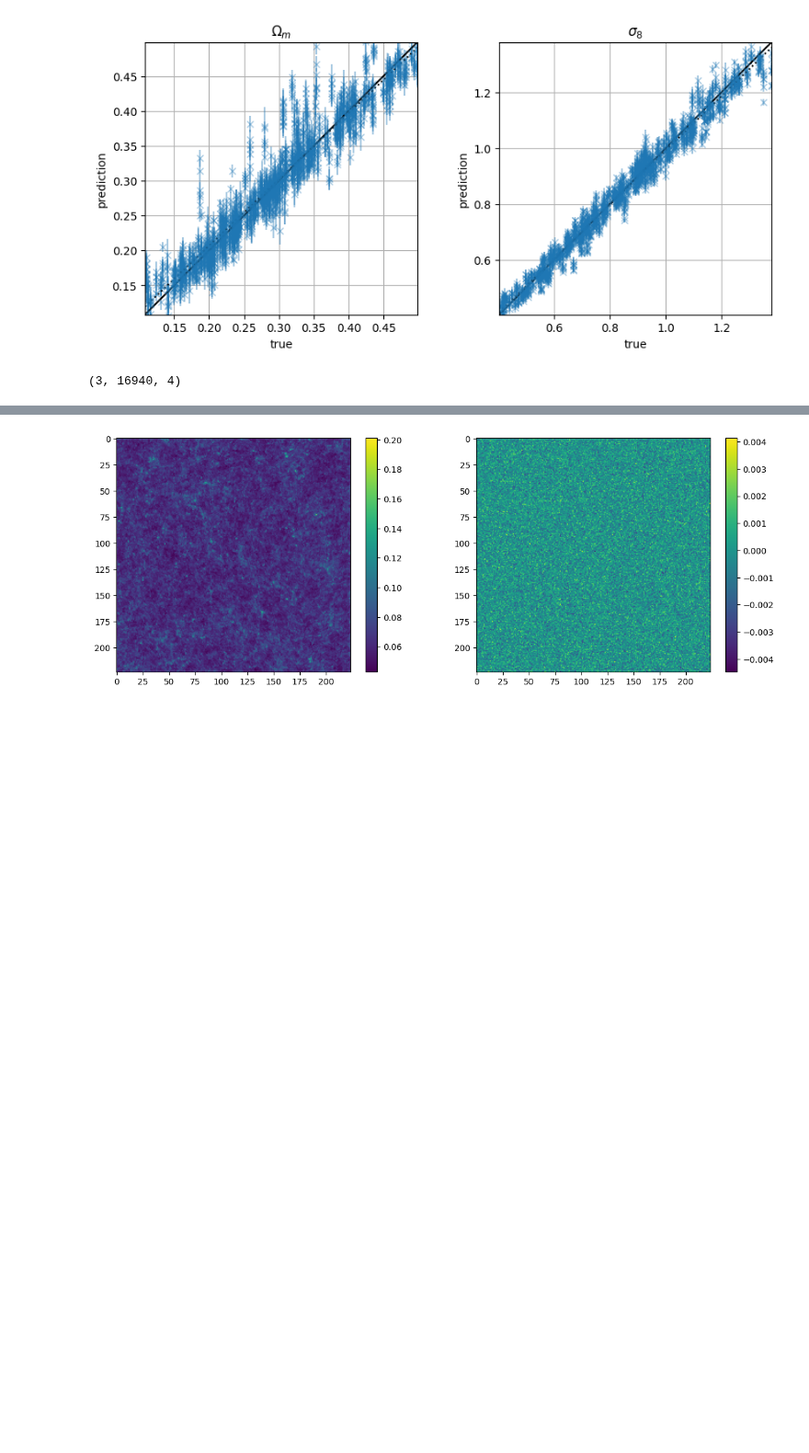
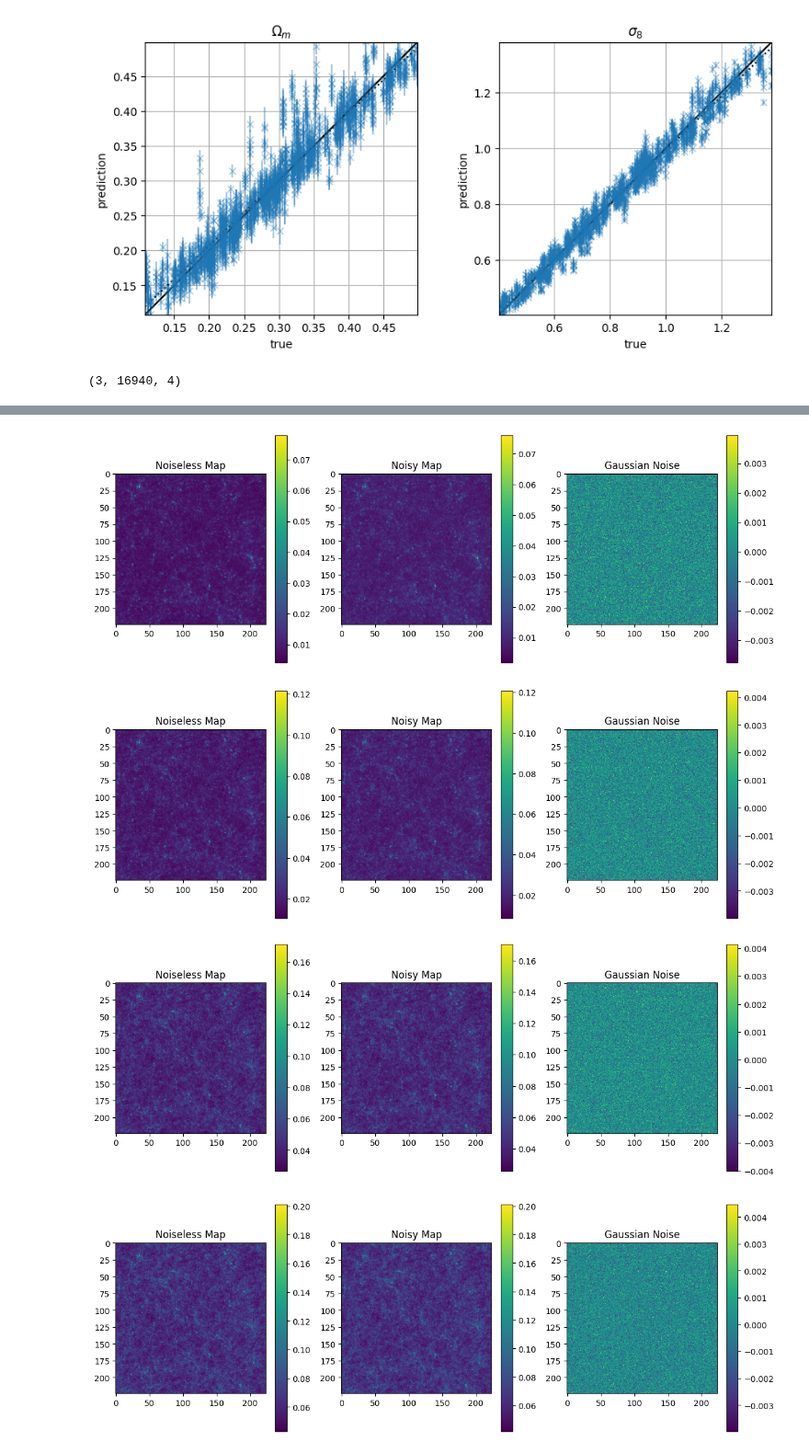
Before and after one commit to shubhagrawal30/ViT_weak_lensing, a Jupyter notebook: notebooks/nll_pred_plot.ipynb, the cells around one changed output, grey strips where cells are left out. Shown at 92% size. Saved outputs shown, nothing was run; the diff lists cells and outputs as text; code cells hidden in the pictures; blank space fills up the shorter version.

```diff
--- a/notebooks/nll_pred_plot.ipynb
+++ b/notebooks/nll_pred_plot.ipynb
@@ -119,11 +118,24 @@ Found cached dataset 20230419_224x224 (/data2/shared/shubh/cache/20230419_224x22
 # %%
-fig, (ax1, ax2) = plt.subplots(1, 2, figsize=(14, 5))
-ind = 3
-im = ax1.imshow(np.array(noiseless["train"][0]["map"])[:,:,ind])
-fig.colorbar(im, ax=ax1)
-im = ax2.imshow(np.array(noisy["train"][0]["map"])[:,:,ind])
-fig.colorbar(im, ax=ax2)
-plt.show()
-plt.close()
+for ind in range(4):
+    fig, (ax1, ax2, ax3) = plt.subplots(1, 3, figsize=(14, 5))
+
+    im = ax1.imshow(np.array(noiseless["train"][0]["map"])[:,:,ind])
+    fig.colorbar(im, ax=ax1)
+    ax1.set_title("Noiseless Map")
+
+    im = ax2.imshow(np.array(noisy["train"][0]["map"])[:,:,ind])
+    fig.colorbar(im, ax=ax2)
+    ax2.set_title("Noisy Map")
+
+    im = ax3.imshow(np.array(noisy["train"][0]["map"])[:,:,ind] - \
+                    np.array(noiseless["train"][0]["map"])[:,:,ind])
+    fig.colorbar(im, ax=ax3)
+    ax3.set_title("Gaussian Noise")
+
+    plt.show()
+    plt.close()
 # %% [output]
-[figure, old version]
+[figure, new version]
+[figure, added]
+[figure, added]
+[figure, added]
```
Also changed, not shown: parts of 1 cell of this notebook, 2 other files.
